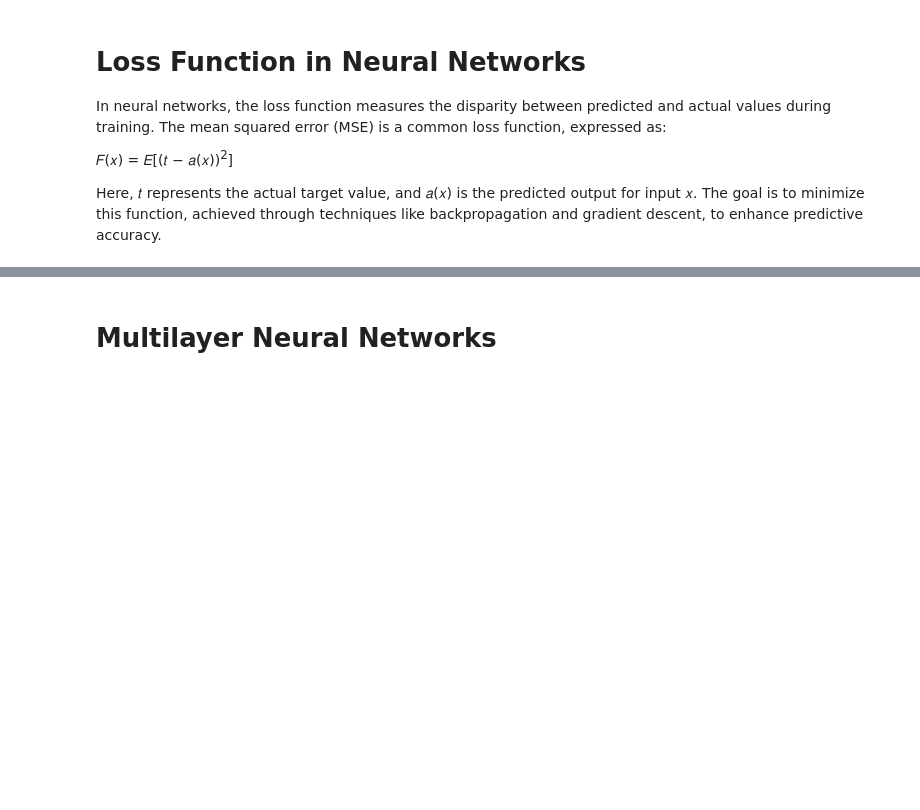
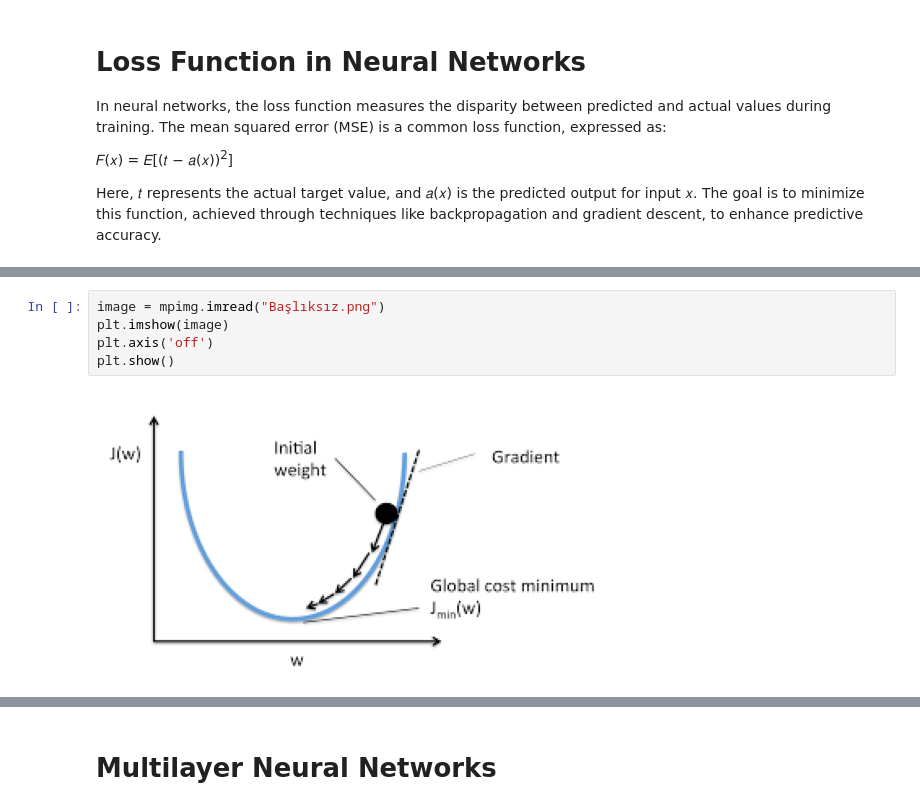
Before and after one commit to javidismayil/Multilayer-Neural-Networks-from-starch, a Jupyter notebook: strach_mlp_git.ipynb, the cells around one changed output, grey strips where cells are left out. Saved outputs shown, nothing was run; the diff lists cells and outputs as text; blank space fills up the shorter version.

```diff
--- a/strach_mlp_git.ipynb
+++ b/strach_mlp_git.ipynb
@@ -123,0 +104,7 @@ plt.show()
+# %%
+image = mpimg.imread("Başlıksız.png")
+plt.imshow(image)
+plt.axis('off')
+plt.show()
+# %% [output]
+[figure, added]
```
Also changed, not shown: parts of 19 cells of this notebook.
